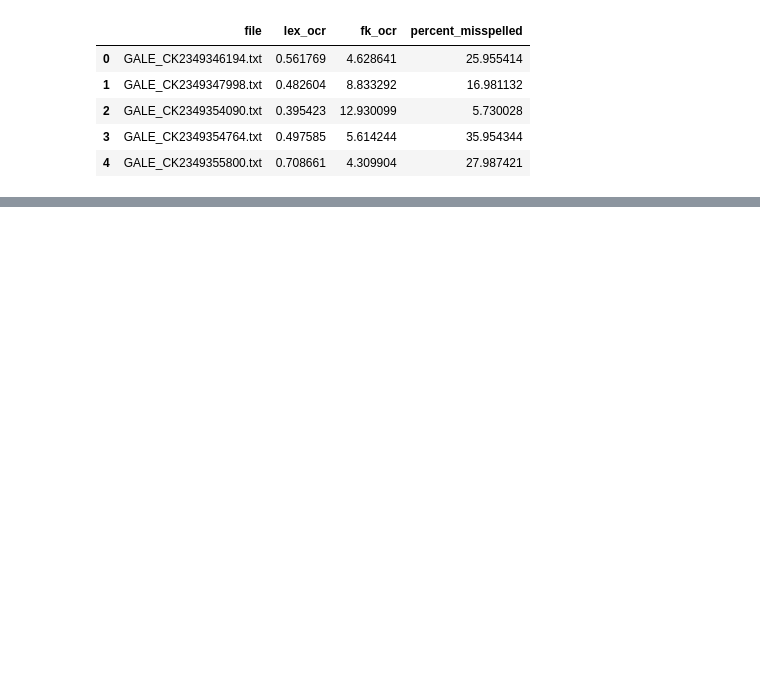
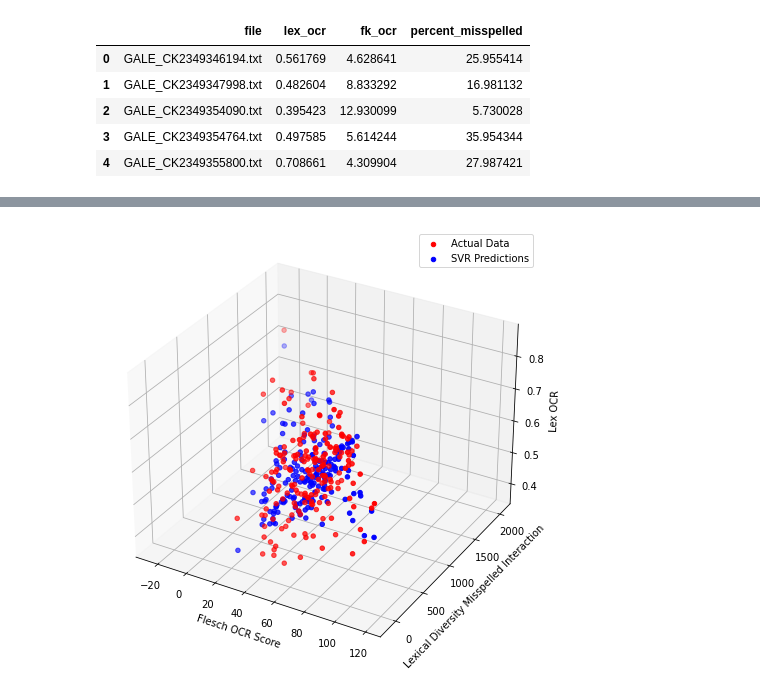
Before and after one commit to larakaracasu/HL-Spring-24, a Jupyter notebook: analyses/predict_cer_model.ipynb, the cells around one changed output, grey strips where cells are left out. Cells and saved outputs as stored; diff of their text form; code cells hidden in the pictures; blank space fills up the shorter version.

```diff
--- a/analyses/predict_cer_model.ipynb
+++ b/analyses/predict_cer_model.ipynb
@@ -172,0 +557,27 @@ Model 3:
+# %%
+X = df[['flesch_ocr', 'lex_diversity_misspelled_interaction']]
+y = df['lex_ocr']
+
+# Scaling the data
+scaler = StandardScaler()
+X_scaled = scaler.fit_transform(X)
+
+# Fitting SVR
+svr_rbf = SVR(kernel='rbf', C=100, gamma=0.1)
+svr_rbf.fit(X_scaled, y)
+
+# Predicting for visualization
+y_pred = svr_rbf.predict(X_scaled)
+
+# Visualization in 3D
+fig = plt.figure(figsize=(10, 8))
+ax = fig.add_subplot(111, projection='3d')
+ax.scatter(X['flesch_ocr'], X['lex_diversity_misspelled_interaction'], y, color='r', label='Actual Data')
+ax.scatter(X['flesch_ocr'], X['lex_diversity_misspelled_interaction'], y_pred, color='b', label='SVR Predictions')
+ax.set_xlabel('Flesch OCR Score')
+ax.set_ylabel('Lexical Diversity Misspelled Interaction')
+ax.set_zlabel('Lex OCR')
+ax.legend()
+plt.show()
+# %% [output]
+[figure, added]
```
Also changed, not shown: parts of 44 cells of this notebook, 2 other files.
